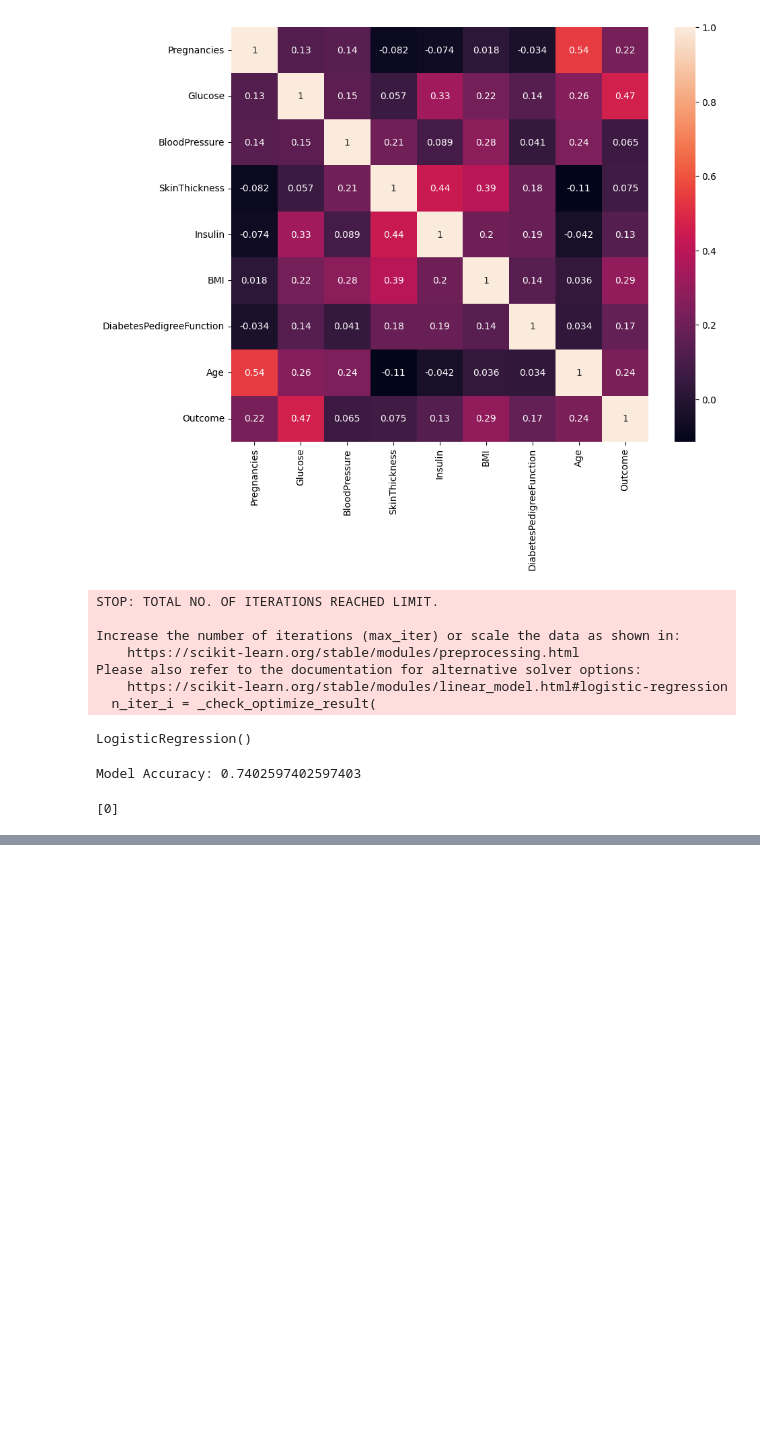
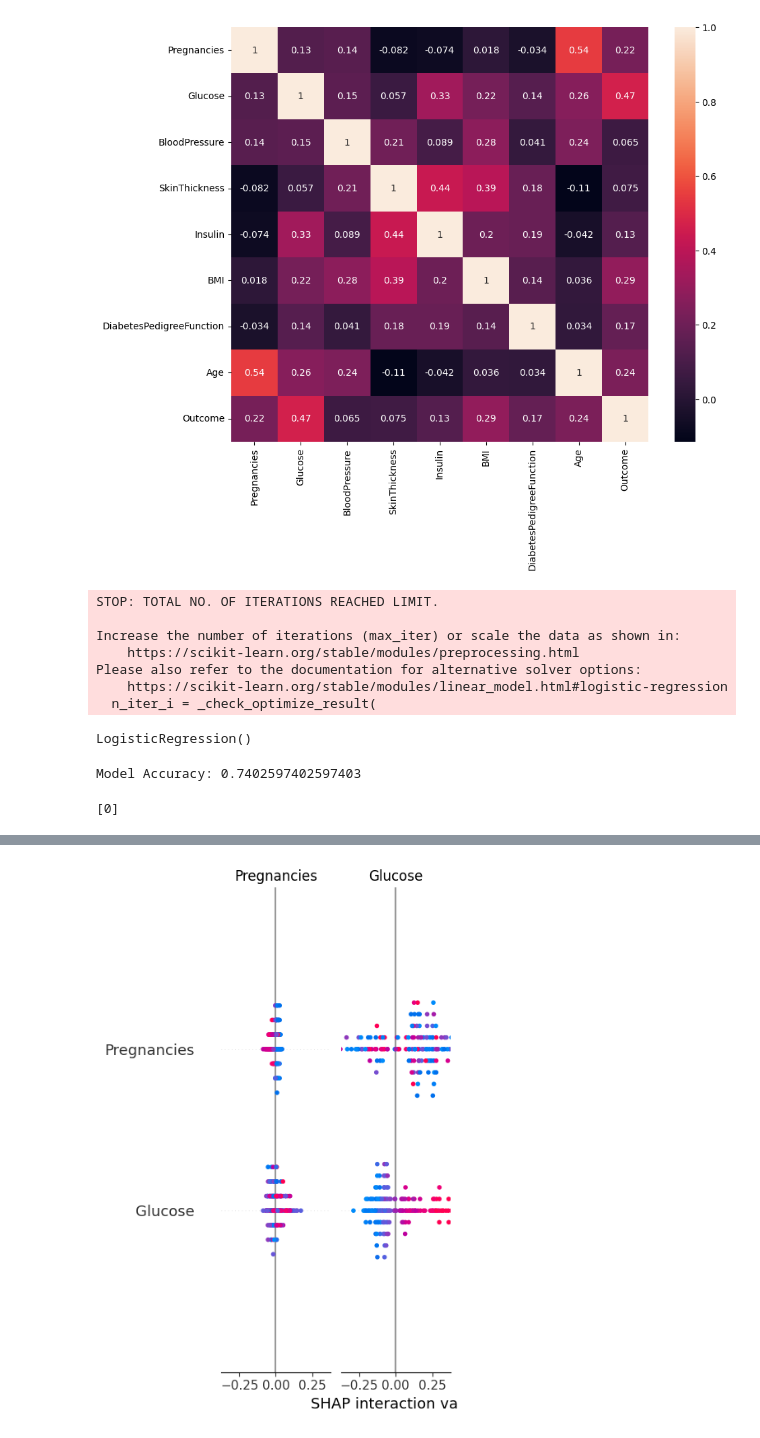
Before and after one commit to Priyanshikhare1/Diabetes-Prediction-ML, a Jupyter notebook: Diabetes_Detector(project).ipynb, the cells around one changed output, grey strips where cells are left out. Saved outputs shown, nothing was run; the diff lists cells and outputs as text; code cells hidden in the pictures; blank space fills up the shorter version.

```diff
--- a/Diabetes_Detector(project).ipynb
+++ b/Diabetes_Detector(project).ipynb
@@ -126,3 +174,12 @@ print(prediction)
+# %%
+import shap
+
+explainer = shap.TreeExplainer(model)
+shap_values = explainer.shap_values(X_test)
+
+shap.summary_plot(shap_values, X_test)
+# %% [output]
+[figure, added]
 # %%
 import pickle
 
```
Also changed, not shown: parts of 3 cells of this notebook, 2 other files.
